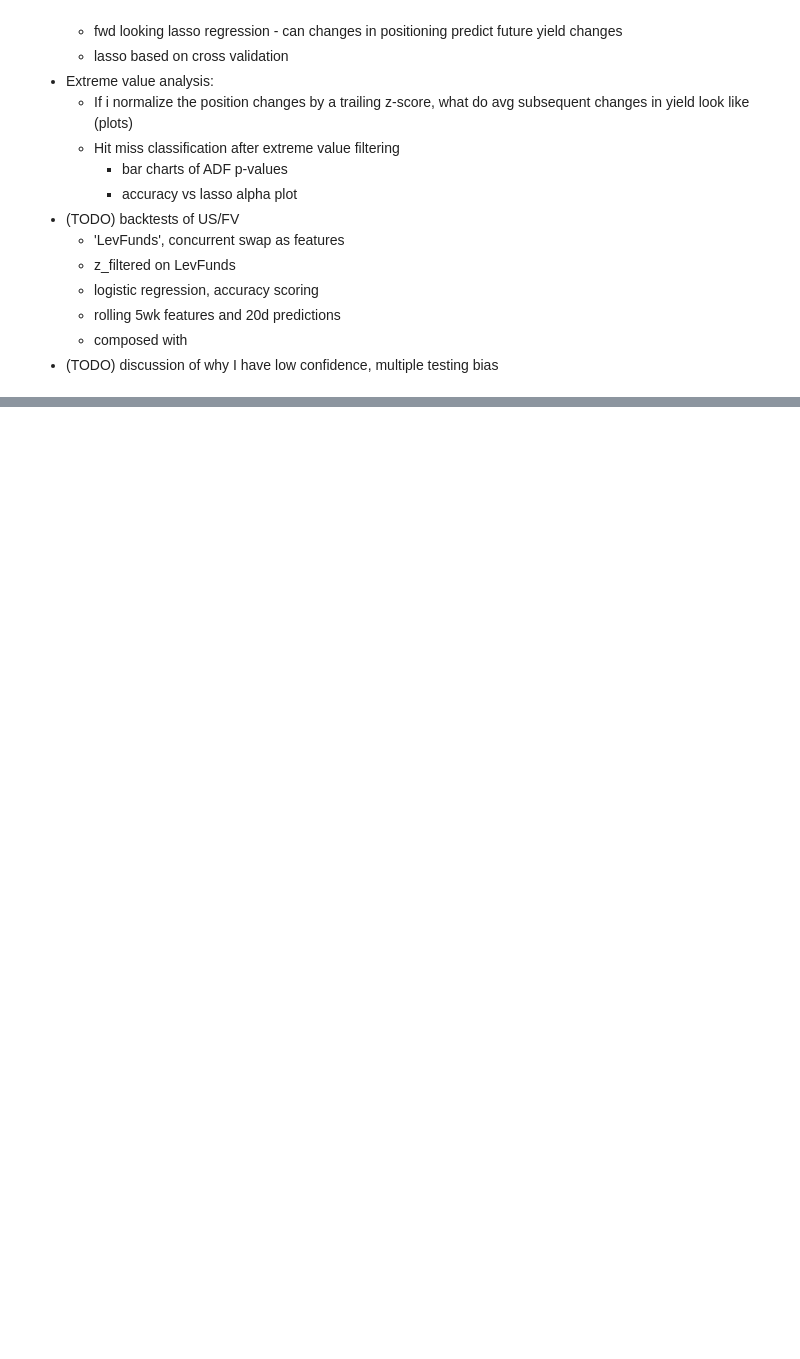
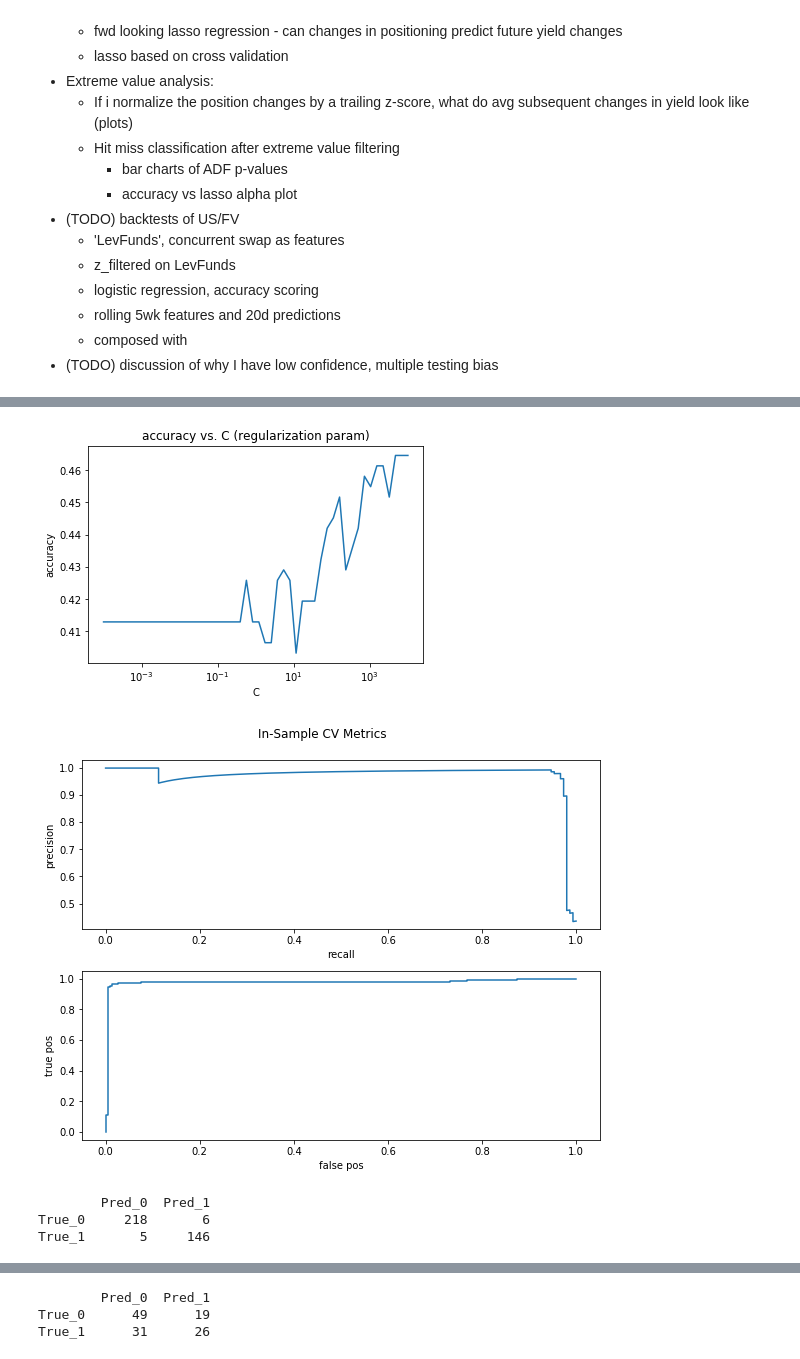
Before and after one commit to boneil33/FinML, a Jupyter notebook: MLFin/ExPtTest/sandbox-signals.ipynb, the cells around one changed output, grey strips where cells are left out. Cells and saved outputs as stored; diff of their text form; code cells hidden in the pictures; blank space fills up the shorter version.

```diff
--- a/MLFin/ExPtTest/sandbox-signals.ipynb
+++ b/MLFin/ExPtTest/sandbox-signals.ipynb
@@ -951,0 +1002,53 @@ Can we use some classification algorithms to filter when to trade or not to trad
+# %%
+# run models
+ct = 'TY-TU'
+data_raw = norm_curve_data.copy(deep=True)
+
+target_swap = 'swap_fwd' + str(fwd_per)
+target = target_swap + '_sign'
+target_weight = target_swap + '_abs'
+
+data = data_raw[ct].dropna(how='any')
+features = data.columns[data.columns != target_swap]
+
+data[target] = data[target_swap].apply(np.sign)
+data.loc[data[target]==0, target] = -1.
+data[target_weight] = data[target_swap].apply(np.abs)
+
+X = data.loc[:, np.hstack([features, target_weight])].copy(deep=True)
+y = data.loc[:, target].copy(deep=True)
+
+X_train1, X_test1, y_train1, y_test1 = train_test_split(X, y, test_size=0.25, shuffle=False)
+X_train2 = X_train1[features]
+X_test2 = X_test1[features]
+w_train2 = X_train1[target_weight]
+w_test1 = X_test1[target_weight]
+
+# Create Preprocessor
+num_transformer = Pipeline(steps=[
+        ('imputer', SimpleImputer(strategy='median')),
+        ('scale', StandardScaler(with_mean=True))
+])
+
+# Create and fit model
+model = SVC(kernel='poly', gamma='auto', class_weight='balanced')
+#model = LogisticRegression(multi_class='auto', class_weight='balanced', solver='lbfgs')
+pipe = Pipeline(steps=[
+        ('preprocessor', num_transformer),
+        ('model', model)
+])
+# get best regularization param from cross validation
+tss = TimeSeriesSplit(n_splits=5, max_train_size=208)
+param_space = np.logspace(-4, 4, 50)
+search = GridSearchCV(pipe, {'model__C': param_space}, n_jobs=-1, cv=tss)
+search.fit(X_train2, y_train1, model__sample_weight=w_train2)
+
+display_cv_metrics(search, 'C', 'accuracy', log_scale=True)
+display_is_metrics(search, X_train2, y_train1)
+display_oos_metrics(search, X_test2, y_test1)
+# %% [output]
+[figure, added]
+[figure, added]
+        Pred_0  Pred_1
+True_0     218       6
+True_1       5     146
@@ -951,0 +1056,3 @@ Can we use some classification algorithms to filter when to trade or not to trad
+        Pred_0  Pred_1
+True_0      49      19
+True_1      31      26
```
Also changed, not shown: parts of 6 cells of this notebook, 8 other files.
